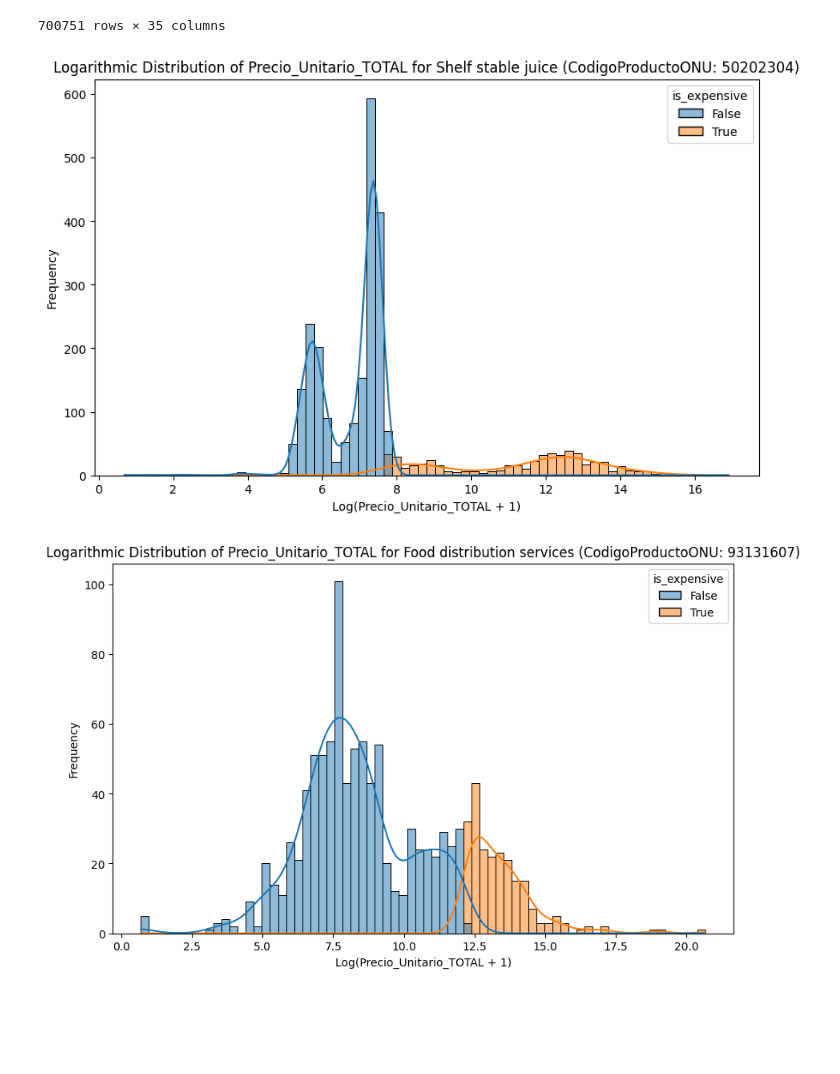
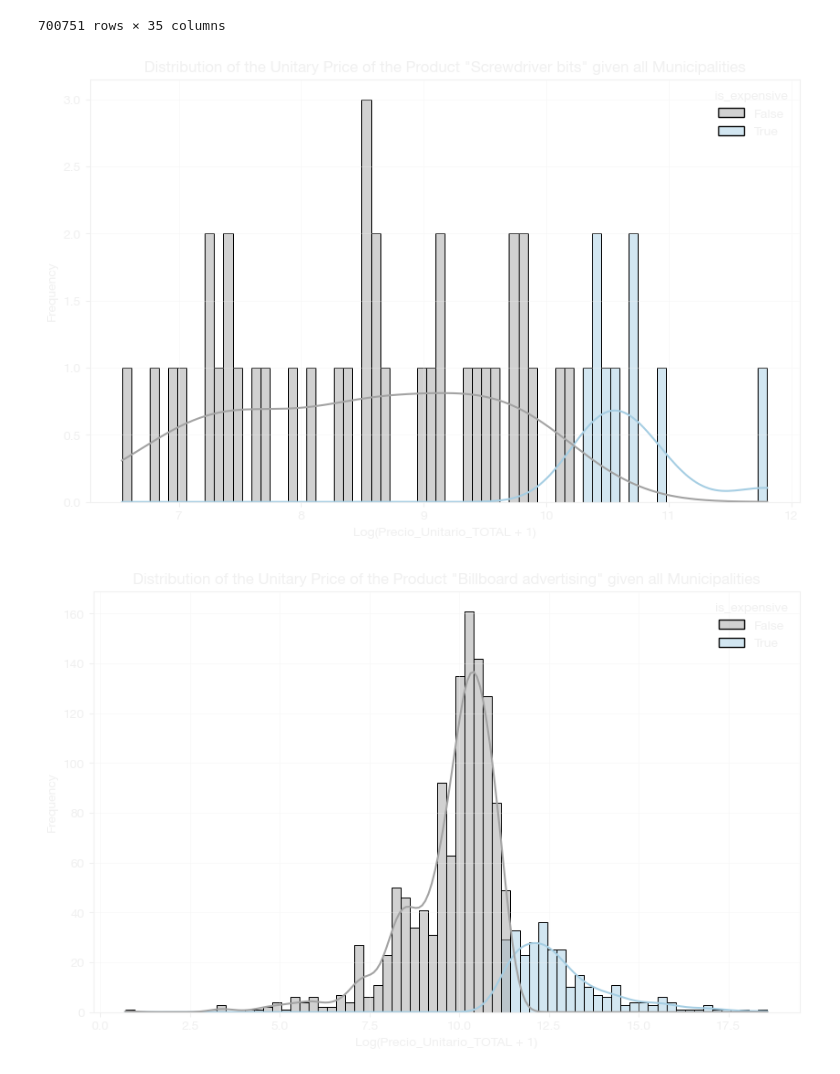
Before and after one commit to IgnacioPalma/transparenta, a Jupyter notebook: distribution.ipynb, the cells around one changed output. Saved outputs shown, nothing was run; the diff lists cells and outputs as text; code cells hidden in the pictures; blank space fills up the shorter version.

```diff
--- a/distribution.ipynb
+++ b/distribution.ipynb
@@ -237,17 +237,48 @@ clp_data_scaled
 # %%
 # For the first three CodigoProductoONU, plot the logaritmic distribution of Precio_Unitario_TOTAL
 # Remembering to marking the expensive one
-for code in clp_data['CodigoProductoONU'].unique()[:3]:
+
+# Set font to Helvetica Neue
+plt.rcParams['font.family'] = 'Helvetica Neue'
+
+for code in clp_data['CodigoProductoONU'].unique()[10:12]:
     code_data = clp_data[clp_data['CodigoProductoONU'] == code]
-    plt.figure(figsize=(10, 6))
-    sns.histplot(data=code_data, x=np.log1p(code_data['Precio_Unitario_TOTAL']), bins=70, hue='is_expensive', kde=True)
+
+    # Create figure with transparent background
+    fig, ax = plt.subplots(figsize=(10, 6))
+    fig.patch.set_alpha(0.0)
+    ax.patch.set_alpha(0.0)
+
+    # Plot with custom colors
+    sns.histplot(data=code_data, x=np.log1p(code_data['Precio_Unitario_TOTAL']),
+                 bins=70, hue='is_expensive', kde=True,
+                 palette={True: '#A6CEE3', False: '#A3A3A3'}, ax=ax)
 
     # Using unspsc_data to get the name of the CodigoProductoONU
     product_name = unspsc_data[unspsc_data['Commodity Code'] == code]['Commodity Name'].values[0]
-    plt.title(f'Logarithmic Distribution of Precio_Unitario_TOTAL for {product_name} (CodigoProductoONU: {code})')
-    plt.xlabel('Log(Precio_Unitario_TOTAL + 1)')
-    plt.ylabel('Frequency')
+
+    # Customize text and grid colors
+    ax.set_title(f'Distribution of the Unitary Price of the Product "{product_name}" given all Municipalities',
+                 color='#F0F0F0')
+    ax.set_xlabel('Log(Precio_Unitario_TOTAL + 1)', color='#F0F0F0')
+    ax.set_ylabel('Frequency', color='#F0F0F0')
+
+    # Set grid and spine colors
+    ax.grid(True, alpha=0.3, color='#F0F0F0')
+    ax.tick_params(colors='#F0F0F0')
+    for spine in ax.spines.values():
+        spine.set_edgecolor('#F0F0F0')
+
+    # Update legend colors
+    legend = ax.get_legend()
+    if legend:
+        legend.get_frame().set_alpha(0.0)
+        for text in legend.get_texts():
+            text.set_color('#F0F0F0')
+        # Set legend title color to white
+        legend.get_title().set_color('#F0F0F0')
+
     plt.show()
 # %% [output]
-[figure, old version]
+[figure, new version]
-[figure, old version]
+[figure, new version]
```
Also changed, not shown: parts of 3 cells of this notebook.
